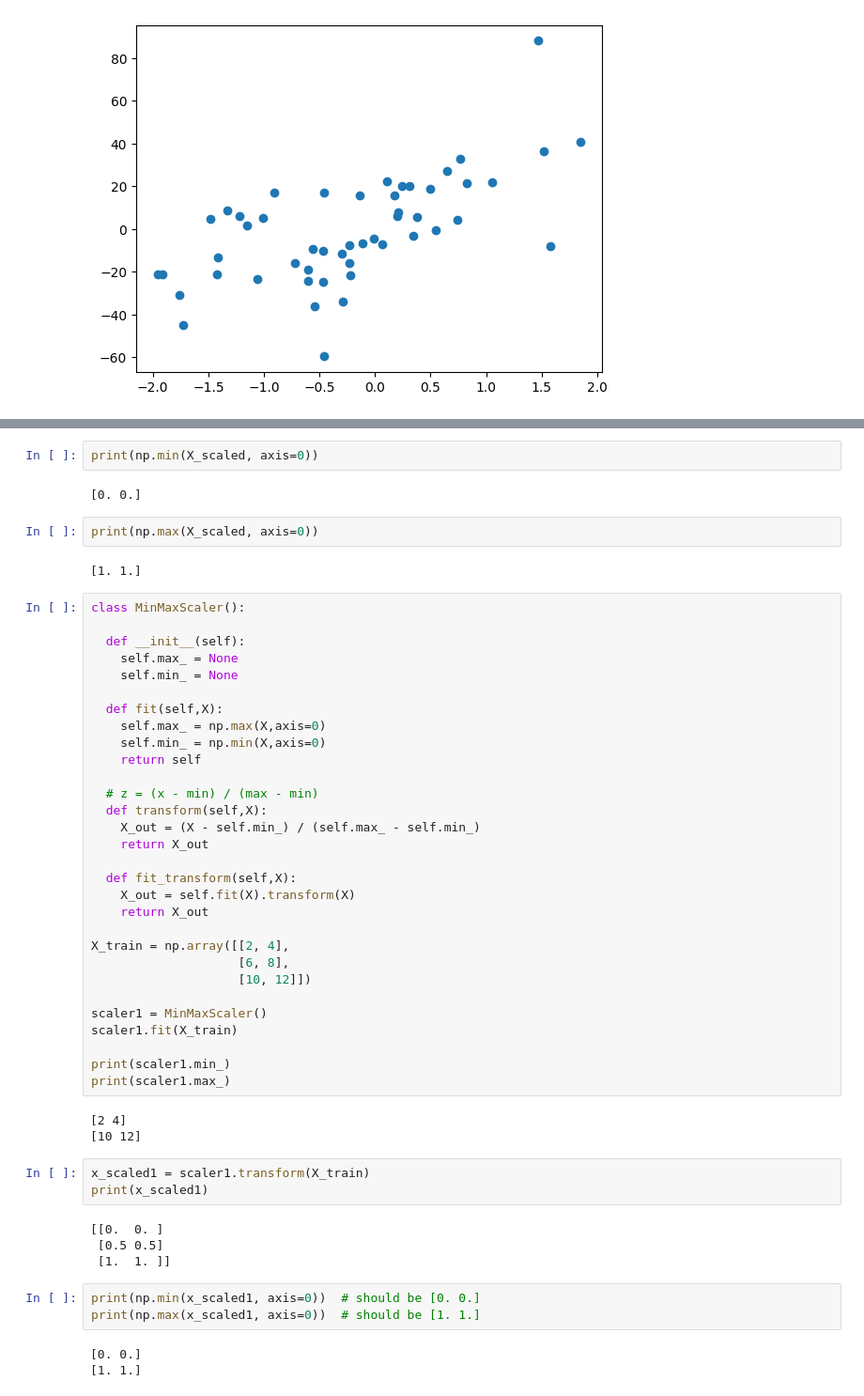
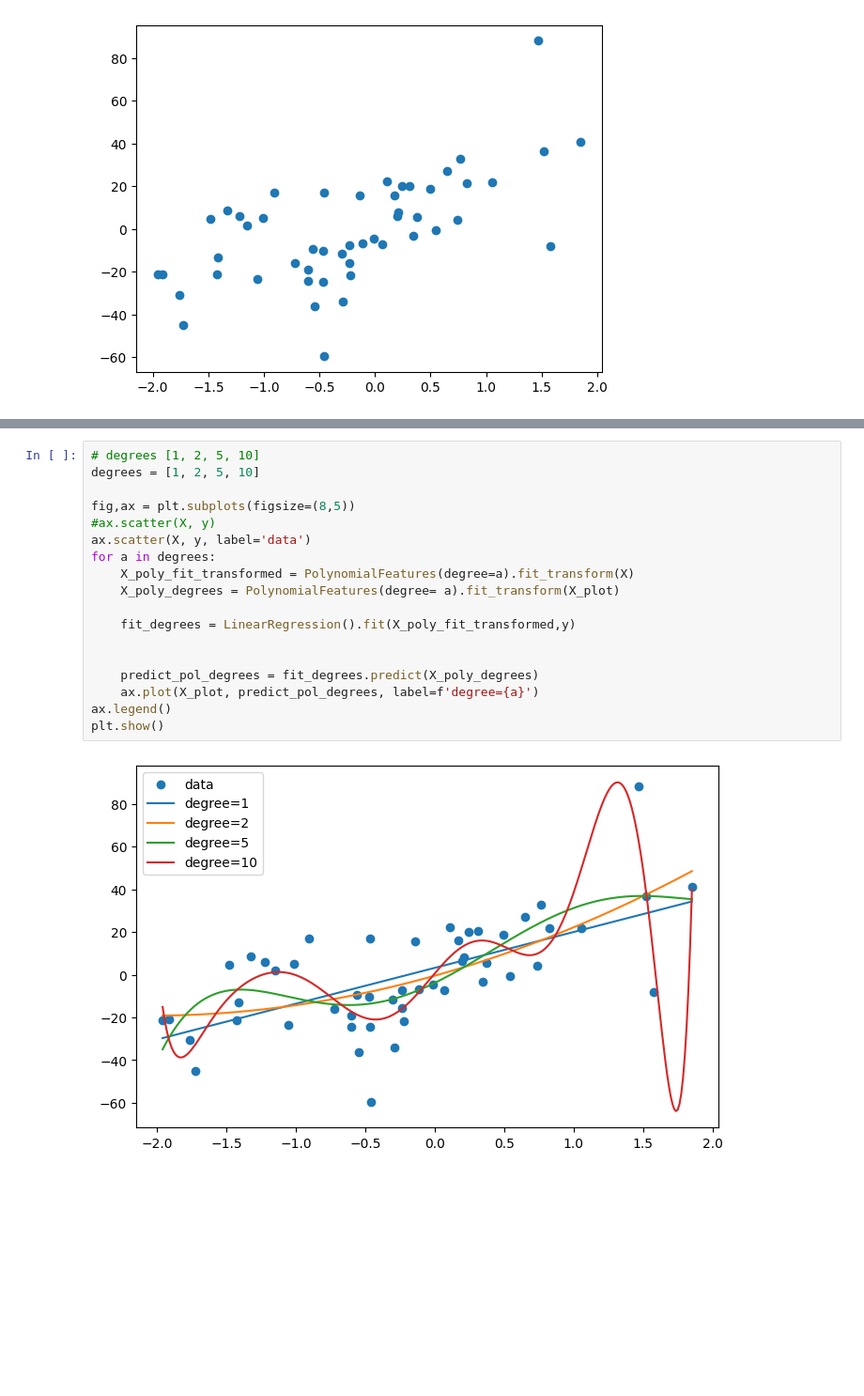
Before and after one commit to vizz21/ai-ml-roadmap, a Jupyter notebook: phase1-core-ml/Week3-SupervisedML-Regression&Classification/week3_day2.ipynb, the cells around one changed output, grey strips where cells are left out. Shown at 94% size. Drawn from its saved outputs; the diff is of its cells as text; blank space fills up the shorter version.

```diff
--- a/phase1-core-ml/Week3-SupervisedML-Regression&Classification/week3_day2.ipynb
+++ b/phase1-core-ml/Week3-SupervisedML-Regression&Classification/week3_day2.ipynb
@@ -445,54 +293,20 @@ array([[0. , 0. ],
-# %%
-print(np.min(X_scaled, axis=0))
-# %% [output]
-[0. 0.]
-# %%
-print(np.max(X_scaled, axis=0))
-# %% [output]
-[1. 1.]
-# %%
-class MinMaxScaler():
-
-  def __init__(self):
-    self.max_ = None
-    self.min_ = None
-
-  def fit(self,X):
-    self.max_ = np.max(X,axis=0)
-    self.min_ = np.min(X,axis=0)
-    return self
-
-  # z = (x - min) / (max - min)
-  def transform(self,X):
-    X_out = (X - self.min_) / (self.max_ - self.min_)
-    return X_out
-
-  def fit_transform(self,X):
-    X_out = self.fit(X).transform(X)
-    return X_out
-
-X_train = np.array([[2, 4],
-                    [6, 8],
-                    [10, 12]])
-
-scaler1 = MinMaxScaler()
-scaler1.fit(X_train)
-
-print(scaler1.min_)
-print(scaler1.max_)
-# %% [output]
-[2 4]
-[10 12]
-# %%
-x_scaled1 = scaler1.transform(X_train)
-print(x_scaled1)
-# %% [output]
-[[0.  0. ]
- [0.5 0.5]
- [1.  1. ]]
-# %%
-print(np.min(x_scaled1, axis=0))  # should be [0. 0.]
-print(np.max(x_scaled1, axis=0))  # should be [1. 1.]
-# %% [output]
-[0. 0.]
-[1. 1.]
+# %%
+# degrees [1, 2, 5, 10]
+degrees = [1, 2, 5, 10]
+
+fig,ax = plt.subplots(figsize=(8,5))
+#ax.scatter(X, y)
+ax.scatter(X, y, label='data')
+for a in degrees:
+    X_poly_fit_transformed = PolynomialFeatures(degree=a).fit_transform(X)
+    X_poly_degrees = PolynomialFeatures(degree= a).fit_transform(X_plot)
+
+    fit_degrees = LinearRegression().fit(X_poly_fit_transformed,y)
+
+
+    predict_pol_degrees = fit_degrees.predict(X_poly_degrees)
+    ax.plot(X_plot, predict_pol_degrees, label=f'degree={a}')
+ax.legend()
+plt.show()
+# %% [output]
+[figure, added]
```
Also changed, not shown: parts of 26 cells of this notebook.
